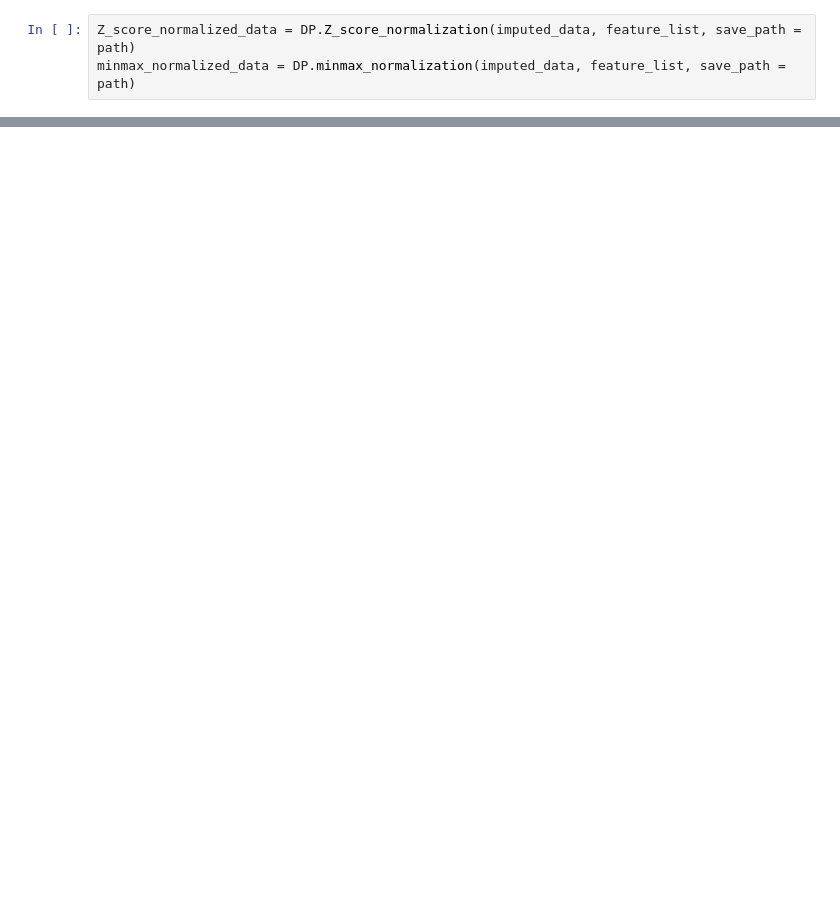
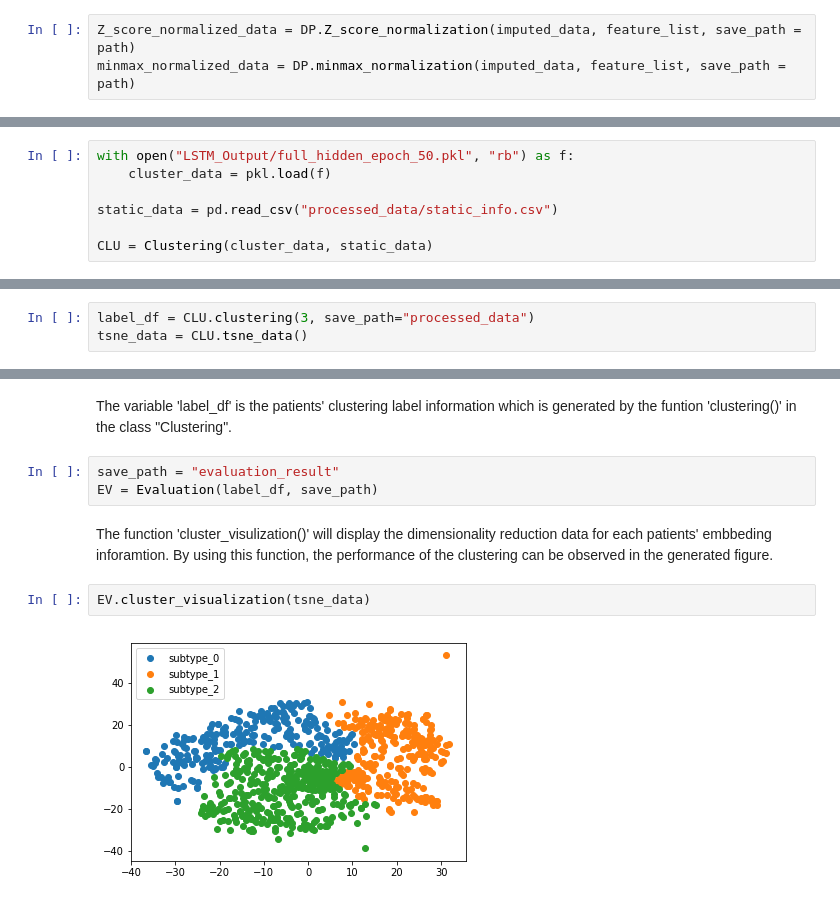
Before and after one commit to ChangSu10/Parkinson-disease-subtyping, a Jupyter notebook: Progression Subtyping.ipynb, the cells around one changed output, grey strips where cells are left out. Drawn from its saved outputs; the diff is of its cells as text; blank space fills up the shorter version.

```diff
--- a/Progression Subtyping.ipynb
+++ b/Progression Subtyping.ipynb
@@ -1281,0 +1433,7 @@ Epoch: 99, loss: 0.4911075.
+# %%
+with open("LSTM_Output/full_hidden_epoch_50.pkl", "rb") as f:
+    cluster_data = pkl.load(f)
+
+static_data = pd.read_csv("processed_data/static_info.csv")
+
+CLU = Clustering(cluster_data, static_data)
@@ -1281,0 +1444,3 @@ Epoch: 99, loss: 0.4911075.
+# %%
+label_df = CLU.clustering(3, save_path="processed_data")
+tsne_data = CLU.tsne_data()
@@ -1281,0 +1472,11 @@ Epoch: 99, loss: 0.4911075.
+# %% [markdown]
+The variable 'label_df' is the patients' clustering label information which is generated by the funtion 'clustering()' in the class "Clustering".
+# %%
+save_path = "evaluation_result"
+EV = Evaluation(label_df, save_path)
+# %% [markdown]
+The function 'cluster_visulization()' will display the dimensionality reduction data for each patients' embbeding inforamtion. By using this function, the performance of the clustering can be observed in the generated figure.
+# %%
+EV.cluster_visualization(tsne_data)
+# %% [output]
+[figure, added]
```
Also changed, not shown: parts of 35 cells of this notebook.
